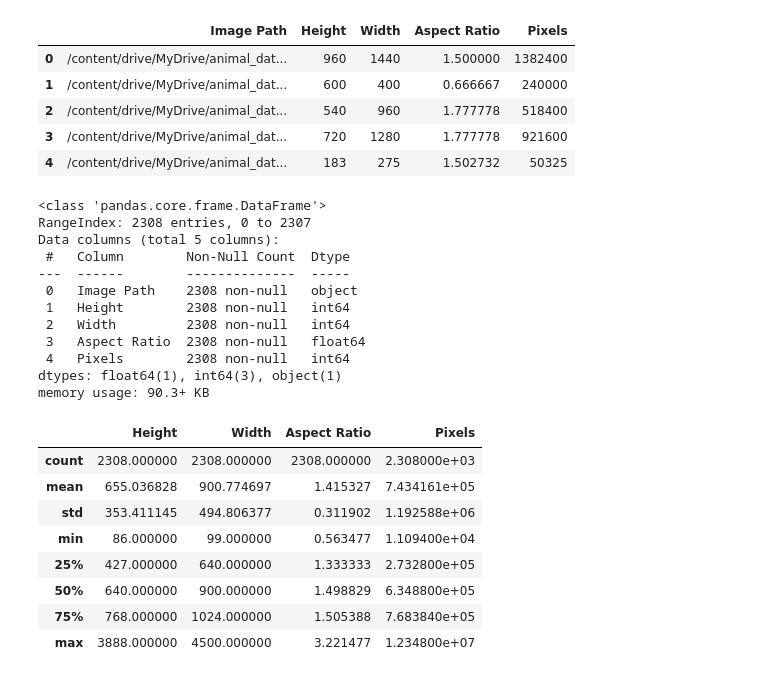
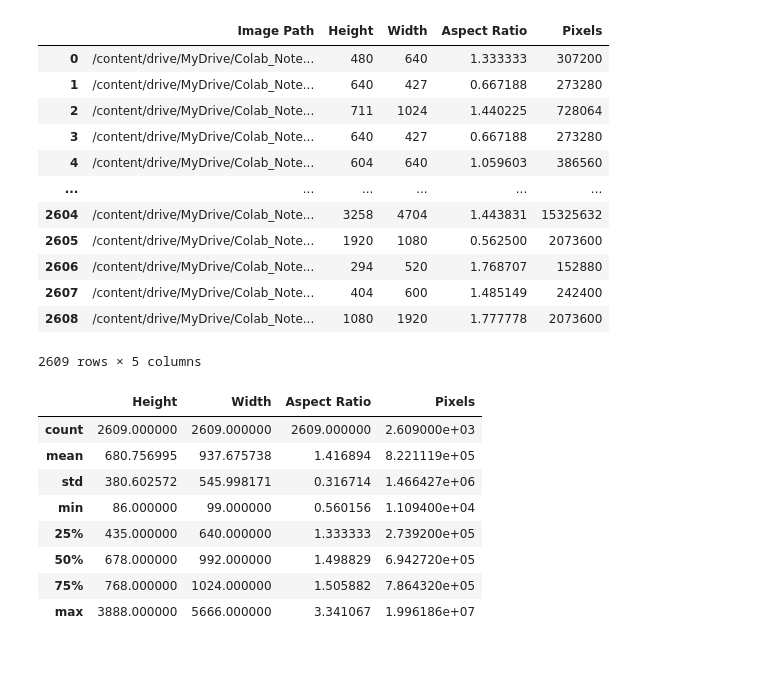
Before and after one commit to Ajeji/OpenCV, a Jupyter notebook: Team_OpenCV_EDA.ipynb, the cells around one changed output. Drawn from its saved outputs; the diff is of its cells as text; code cells hidden in the pictures.

```diff
--- a/Team_OpenCV_EDA.ipynb
+++ b/Team_OpenCV_EDA.ipynb
@@ -19,5 +23,8 @@ from PIL import Image, ImageDraw
 import cv2
 # %%
-# Set the data directory and folder names
-data_dir = '/content/drive/MyDrive/animal_dataset'
-folders = ['buffalo', 'cheetah', 'elephant', 'fox', 'jaguar', 'leopard', 'lion', 'panda', 'rhino', 'zebra']
+# Set the data directory and folders
+data_dir = '/content/drive/MyDrive/Colab_Notebooks/raw'
+folders = os.listdir(data_dir)
+
+for folder in folders:
+    print(folder)
@@ -109,54 +190,46 @@ We also observed that the dataset contains images of various animal species, wit
 # %%
 # Pixels and Aspect Ration of Image files
 image_dimensions = []
 
 # Iterate through the images
 for image_path in image_paths:
     image = cv2.imread(image_path)
     height, width, _ = image.shape
     aspect_ratio = width / height
     pixels = height * width
     image_dimensions.append({'Image Path': image_path,
                              'Height': height,
                              'Width': width,
                              'Aspect Ratio': aspect_ratio,
                              'Pixels': pixels})
 
 # Create a dataframe
 df_dimensions = pd.DataFrame(image_dimensions)
-df_dimensions.head()
+df_dimensions
 # %% [output]
 |  | Image Path | Height | Width | Aspect Ratio | Pixels |
-| 0 | /content/drive/MyDrive/animal_dat... | 960 | 1440 | 1.500000 | 1382400 |
-| 1 | /content/drive/MyDrive/animal_dat... | 600 | 400 | 0.666667 | 240000 |
-| 2 | /content/drive/MyDrive/animal_dat... | 540 | 960 | 1.777778 | 518400 |
-| 3 | /content/drive/MyDrive/animal_dat... | 720 | 1280 | 1.777778 | 921600 |
-| 4 | /content/drive/MyDrive/animal_dat... | 183 | 275 | 1.502732 | 50325 |
+| 0 | /content/drive/MyDrive/Colab_Note... | 480 | 640 | 1.333333 | 307200 |
+| 1 | /content/drive/MyDrive/Colab_Note... | 640 | 427 | 0.667188 | 273280 |
+| 2 | /content/drive/MyDrive/Colab_Note... | 711 | 1024 | 1.440225 | 728064 |
+| 3 | /content/drive/MyDrive/Colab_Note... | 640 | 427 | 0.667188 | 273280 |
+| 4 | /content/drive/MyDrive/Colab_Note... | 604 | 640 | 1.059603 | 386560 |
+| ... | ... | ... | ... | ... | ... |
+| 2604 | /content/drive/MyDrive/Colab_Note... | 3258 | 4704 | 1.443831 | 15325632 |
+| 2605 | /content/drive/MyDrive/Colab_Note... | 1920 | 1080 | 0.562500 | 2073600 |
+| 2606 | /content/drive/MyDrive/Colab_Note... | 294 | 520 | 1.768707 | 152880 |
+| 2607 | /content/drive/MyDrive/Colab_Note... | 404 | 600 | 1.485149 | 242400 |
+| 2608 | /content/drive/MyDrive/Colab_Note... | 1080 | 1920 | 1.777778 | 2073600 |
+2609 rows × 5 columns
-# %%
-df_dimensions.info()
-# %% [output]
-<class 'pandas.core.frame.DataFrame'>
-RangeIndex: 2308 entries, 0 to 2307
-Data columns (total 5 columns):
- #   Column        Non-Null Count  Dtype
----  ------        --------------  -----
- 0   Image Path    2308 non-null   object
- 1   Height        2308 non-null   int64
- 2   Width         2308 non-null   int64
- 3   Aspect Ratio  2308 non-null   float64
- 4   Pixels        2308 non-null   int64
-dtypes: float64(1), int64(3), object(1)
-memory usage: 90.3+ KB
 # %%
 # Summary statistics of image dimensions
 df_dimensions.describe()
 # %% [output]
 |  | Height | Width | Aspect Ratio | Pixels |
-| count | 2308.000000 | 2308.000000 | 2308.000000 | 2.308000e+03 |
-| mean | 655.036828 | 900.774697 | 1.415327 | 7.434161e+05 |
-| std | 353.411145 | 494.806377 | 0.311902 | 1.192588e+06 |
-| min | 86.000000 | 99.000000 | 0.563477 | 1.109400e+04 |
-| 25% | 427.000000 | 640.000000 | 1.333333 | 2.732800e+05 |
-| 50% | 640.000000 | 900.000000 | 1.498829 | 6.348800e+05 |
-| 75% | 768.000000 | 1024.000000 | 1.505388 | 7.683840e+05 |
-| max | 3888.000000 | 4500.000000 | 3.221477 | 1.234800e+07 |
+| count | 2609.000000 | 2609.000000 | 2609.000000 | 2.609000e+03 |
+| mean | 680.756995 | 937.675738 | 1.416894 | 8.221119e+05 |
+| std | 380.602572 | 545.998171 | 0.316714 | 1.466427e+06 |
+| min | 86.000000 | 99.000000 | 0.560156 | 1.109400e+04 |
+| 25% | 435.000000 | 640.000000 | 1.333333 | 2.739200e+05 |
+| 50% | 678.000000 | 992.000000 | 1.498829 | 6.942720e+05 |
+| 75% | 768.000000 | 1024.000000 | 1.505882 | 7.864320e+05 |
+| max | 3888.000000 | 5666.000000 | 3.341067 | 1.996186e+07 |
```
Also changed, not shown: parts of 22 cells of this notebook.
